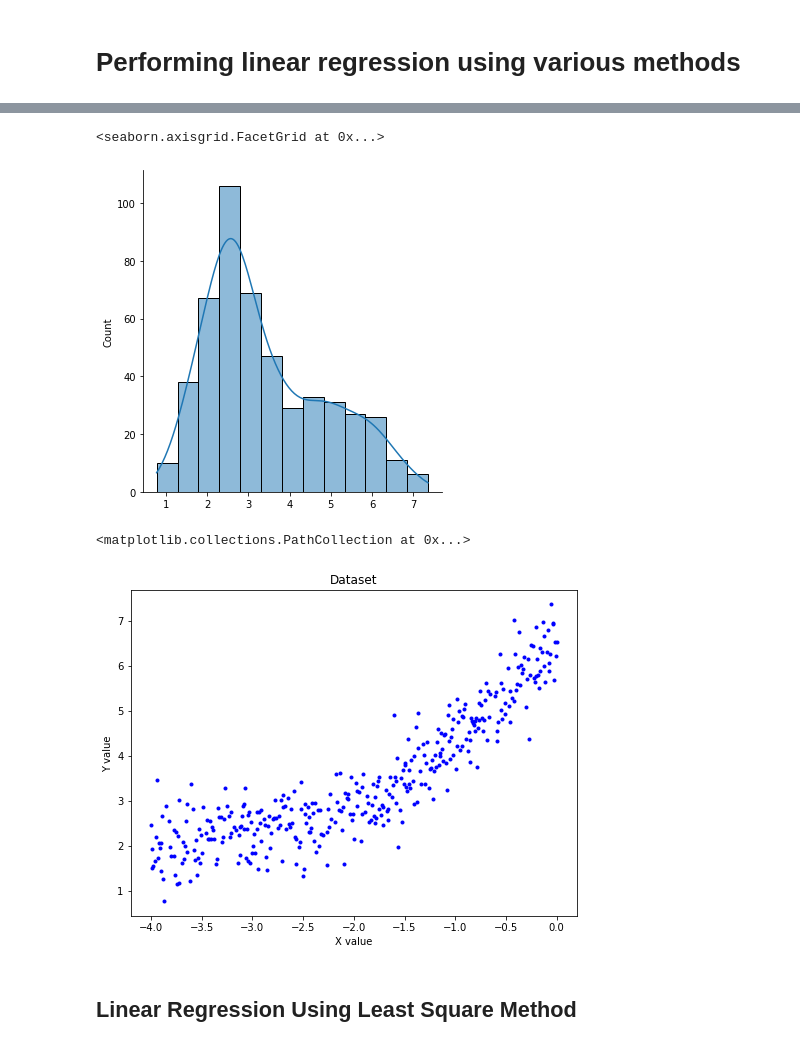
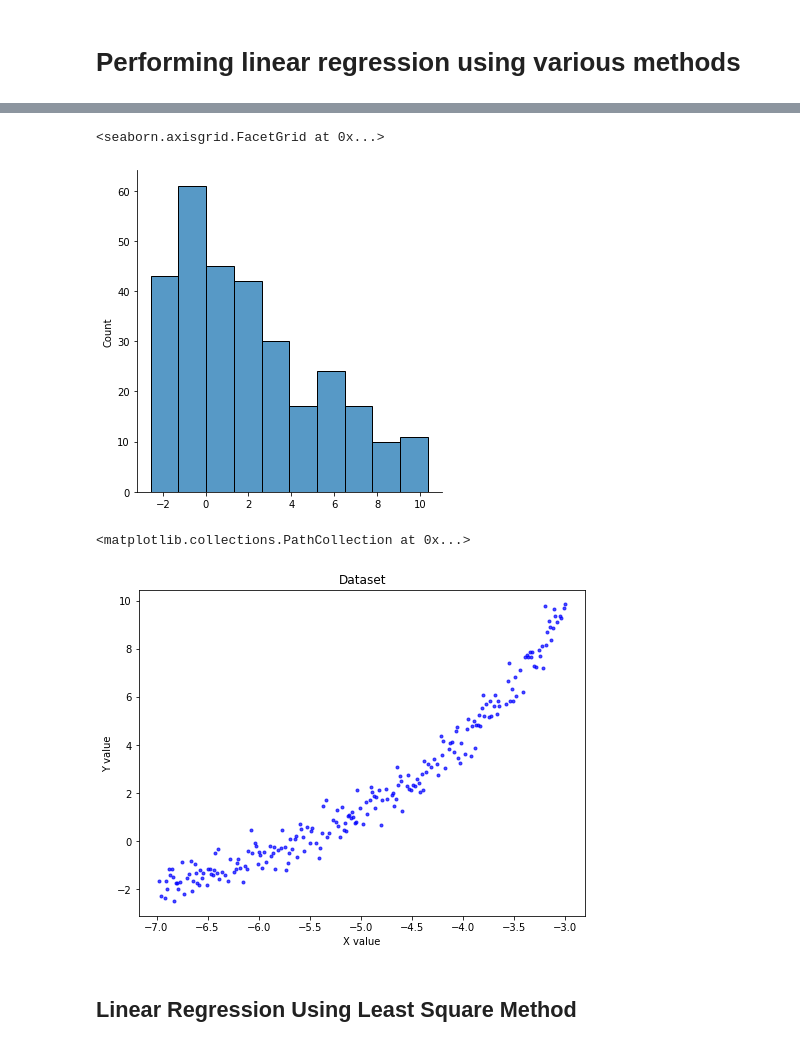
Before and after one commit to Nischal2015/machine_learning, a Jupyter notebook: linear_regression.ipynb, the cells around one changed output, grey strips where cells are left out. Cells and saved outputs as stored; diff of their text form; code cells hidden in the pictures.

```diff
--- a/linear_regression.ipynb
+++ b/linear_regression.ipynb
@@ -16,8 +16,8 @@ import matplotlib.pyplot as plt
 import seaborn as sns
 # %%
 # Creates the dataset
-x = np.linspace(1,5,500)
-y = np.cos(x) + 1.2*x + 0.25
+x = np.linspace(-2,2,300)
+y = np.exp(x) + 1.2*x + 0.25
 #y = np.sqrt(121-x**2)
 #y = 3*x + 15
 
@@ -28,10 +28,10 @@ noise = np.random.normal(0, 0.5, x.shape)
 y = y + noise
 x = x - 5
 # %%
-sns.displot(y, kde=True,)
+sns.displot(y,)
 # %% [output]
 <seaborn.axisgrid.FacetGrid at 0x...>
-[figure, old version]
+[figure, new version]
 # %%
 from sklearn.model_selection import train_test_split
 
@@ -43,10 +43,10 @@ plt.figure(figsize=(8,6))
 plt.title("Dataset")
 plt.xlabel('X value')
 plt.ylabel('Y value')
-plt.scatter(x_train, y_train, marker='.', color='blue')
+plt.scatter(x_train, y_train, marker='.', color='blue', alpha=0.7)
 # %% [output]
 <matplotlib.collections.PathCollection at 0x...>
-[figure, old version]
+[figure, new version]
 # %% [markdown]
 ## Linear Regression Using Least Square Method
 # %% [markdown]
```
Also changed, not shown: parts of 10 cells of this notebook.
